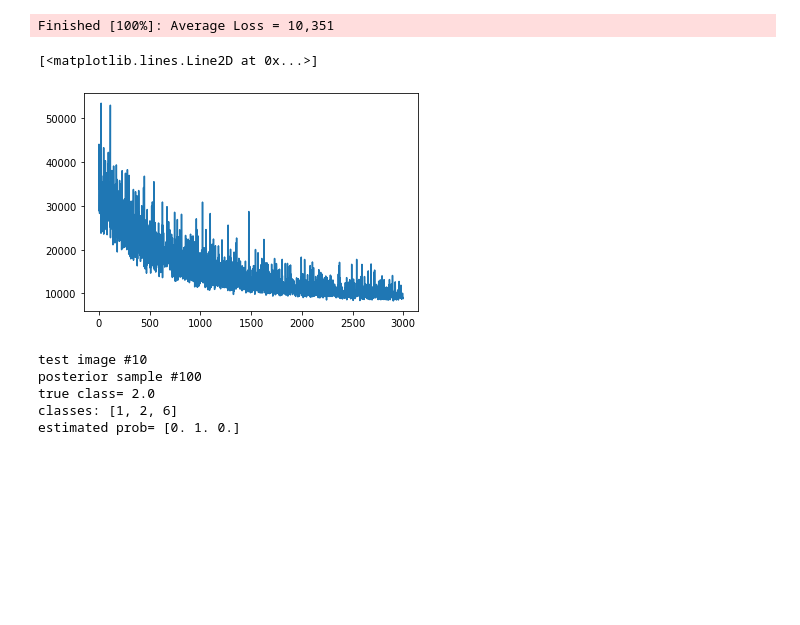
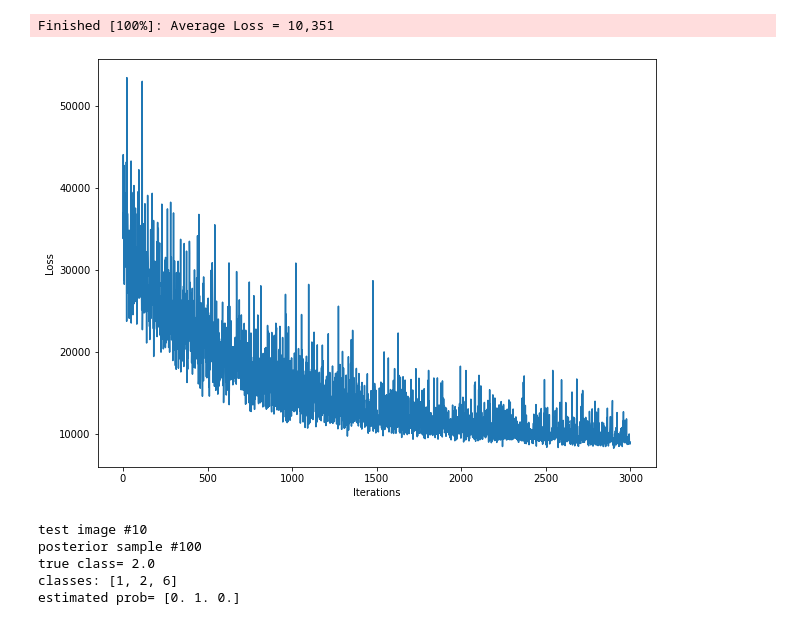
Before and after one commit to M-McKegney/UL_ET5003_Etivity1_2021, a Jupyter notebook: ET5003_Etivity1_MichaelMcKegney_20149743.ipynb, the cells around one changed output. Cells and saved outputs as stored; diff of their text form; code cells hidden in the pictures; blank space fills up the shorter version.

```diff
--- a/ET5003_Etivity1_MichaelMcKegney_20149743.ipynb
+++ b/ET5003_Etivity1_MichaelMcKegney_20149743.ipynb
@@ -528,11 +500,14 @@ with multi_logistic:
 WARNING (theano.tensor.blas): We did not find a dynamic library in the library_dir of the library we use for blas. If you use ATLAS, make sure to compile it with dynamics library.
 [interactive output not drawn]
 Finished [100%]: Average Loss = 10,351
-# %%
-plt.plot(approx.hist)
-# %% [output]
-[<matplotlib.lines.Line2D at 0x...>]
-[figure, removed]
+# %%
+plt.figure(figsize=(10,7.5))
+plt.xlabel('Iterations')
+plt.ylabel('Loss')
+plt.plot(approx.hist)
+plt.show()
+# %% [output]
+[figure, added]
 # %%
 dd = 300
 posterior = approx.sample(draws=dd)
```
Also changed, not shown: parts of 36 cells of this notebook.
